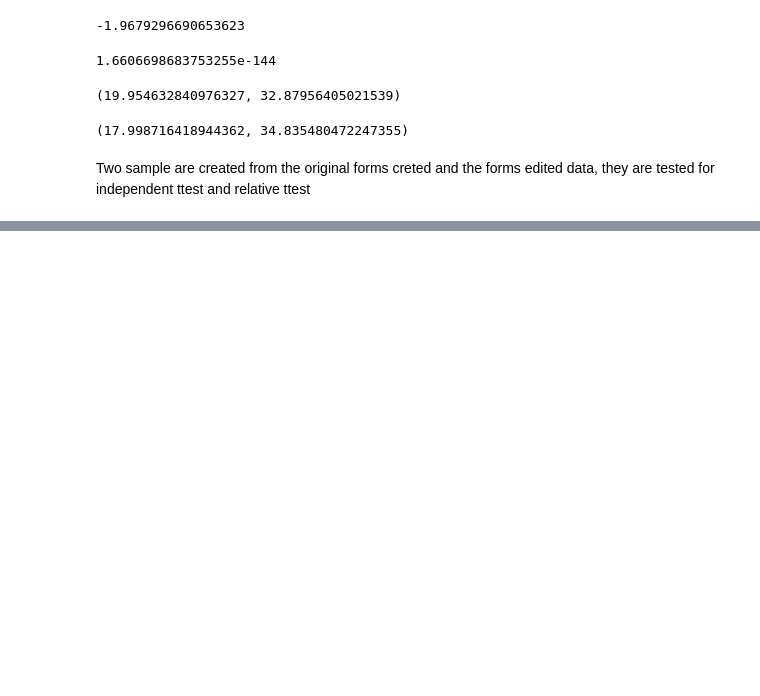
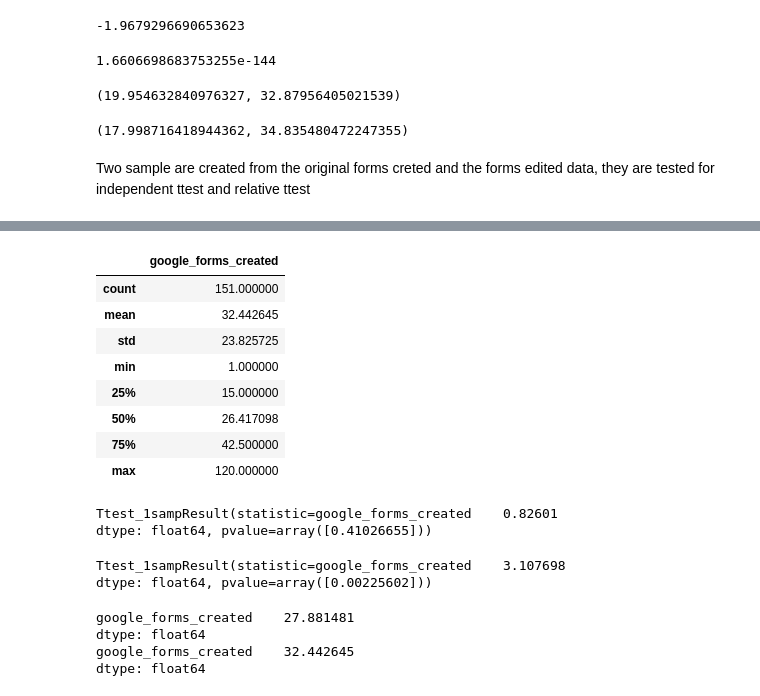
Before and after one commit to UNCG-CSE/G_Suite_Metrics, a Jupyter notebook: src/lavanya/forms created_edited distributions_kde_point estimates_correlation_covariance and hypothesis testing..ipynb, the cells around one changed output, grey strips where cells are left out. Saved outputs shown, nothing was run; the diff lists cells and outputs as text; code cells hidden in the pictures; blank space fills up the shorter version.

```diff
--- a/src/lavanya/forms created_edited distributions_kde_point estimates_correlation_covariance and hypothesis testing..ipynb
+++ b/src/lavanya/forms created_edited distributions_kde_point estimates_correlation_covariance and hypothesis testing..ipynb
@@ -584,0 +603,36 @@ Ttest_relResult(statistic=-12.025066898731883, pvalue=1.956578771477064e-27)
+# %%
+
+springdata_2019= data['2019-01'].append(data['2019-02']).append(data['2019-03']).append(data['2019-04']).append(data['2019-05'])
+springdata_2019.describe()
+# %% [output]
+|  | google_forms_created |
+| count | 151.000000 |
+| mean | 32.442645 |
+| std | 23.825725 |
+| min | 1.000000 |
+| 25% | 15.000000 |
+| 50% | 26.417098 |
+| 75% | 42.500000 |
+| max | 120.000000 |
+# %%
+
+stats.ttest_1samp(a= springdata_2018,               # Sample data
+                 popmean= data.mean())  # Pop mean
+# %% [output]
+Ttest_1sampResult(statistic=google_forms_created    0.82601
+dtype: float64, pvalue=array([0.41026655]))
+# %%
+
+stats.ttest_1samp(a= springdata_2019,               # Sample data
+                 popmean= data.mean())  # Pop mean
+# %% [output]
+Ttest_1sampResult(statistic=google_forms_created    3.107698
+dtype: float64, pvalue=array([0.00225602]))
+# %%
+print(springdata_2018.mean())
+print(springdata_2019.mean())
+# %% [output]
+google_forms_created    27.881481
+dtype: float64
+google_forms_created    32.442645
+dtype: float64
```
Also changed, not shown: parts of 11 cells of this notebook.
